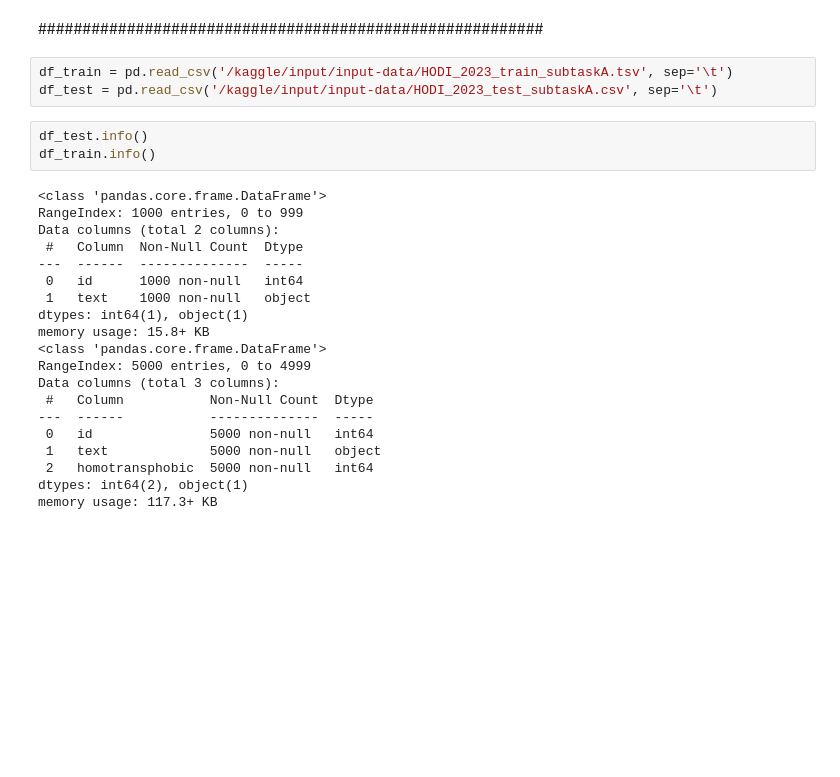
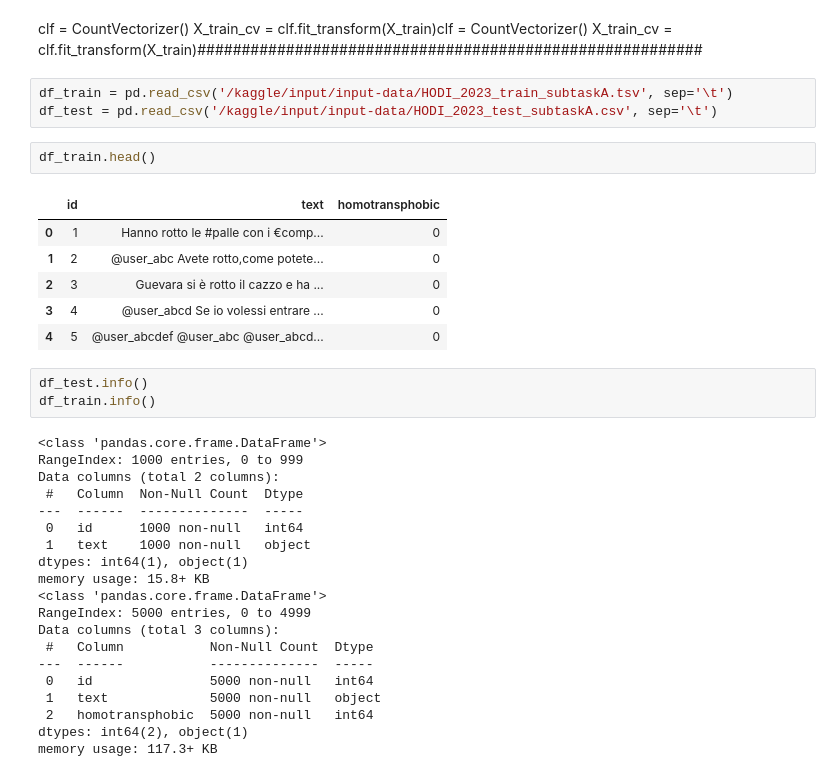
Before and after one commit to mattguida/masters-thesis, a Jupyter notebook: bert-mt-umberto-first.ipynb, the cells around one changed output. Drawn from its saved outputs; the diff is of its cells as text; blank space fills up the shorter version.

```diff
--- a/bert-mt-umberto-first.ipynb
+++ b/bert-mt-umberto-first.ipynb
@@ -47,8 +52,19 @@ print(device)
-# %% [markdown]
-#########################################################
+# %% [markdown]
+clf = CountVectorizer()
+X_train_cv = clf.fit_transform(X_train)clf = CountVectorizer()
+X_train_cv = clf.fit_transform(X_train)#########################################################
 # %%
 df_train = pd.read_csv('/kaggle/input/input-data/HODI_2023_train_subtaskA.tsv', sep='\t')
 df_test = pd.read_csv('/kaggle/input/input-data/HODI_2023_test_subtaskA.csv', sep='\t')
+# %%
+df_train.head()
+# %% [output]
+|  | id | text | homotransphobic |
+| 0 | 1 | Hanno rotto le #palle con i €comp... | 0 |
+| 1 | 2 | @user_abc Avete rotto,come potete... | 0 |
+| 2 | 3 | Guevara si è rotto il cazzo e ha ... | 0 |
+| 3 | 4 | @user_abcd Se io volessi entrare ... | 0 |
+| 4 | 5 | @user_abcdef @user_abc @user_abcd... | 0 |
 # %%
 df_test.info()
 df_train.info()
```
Also changed, not shown: parts of 20 cells of this notebook.
